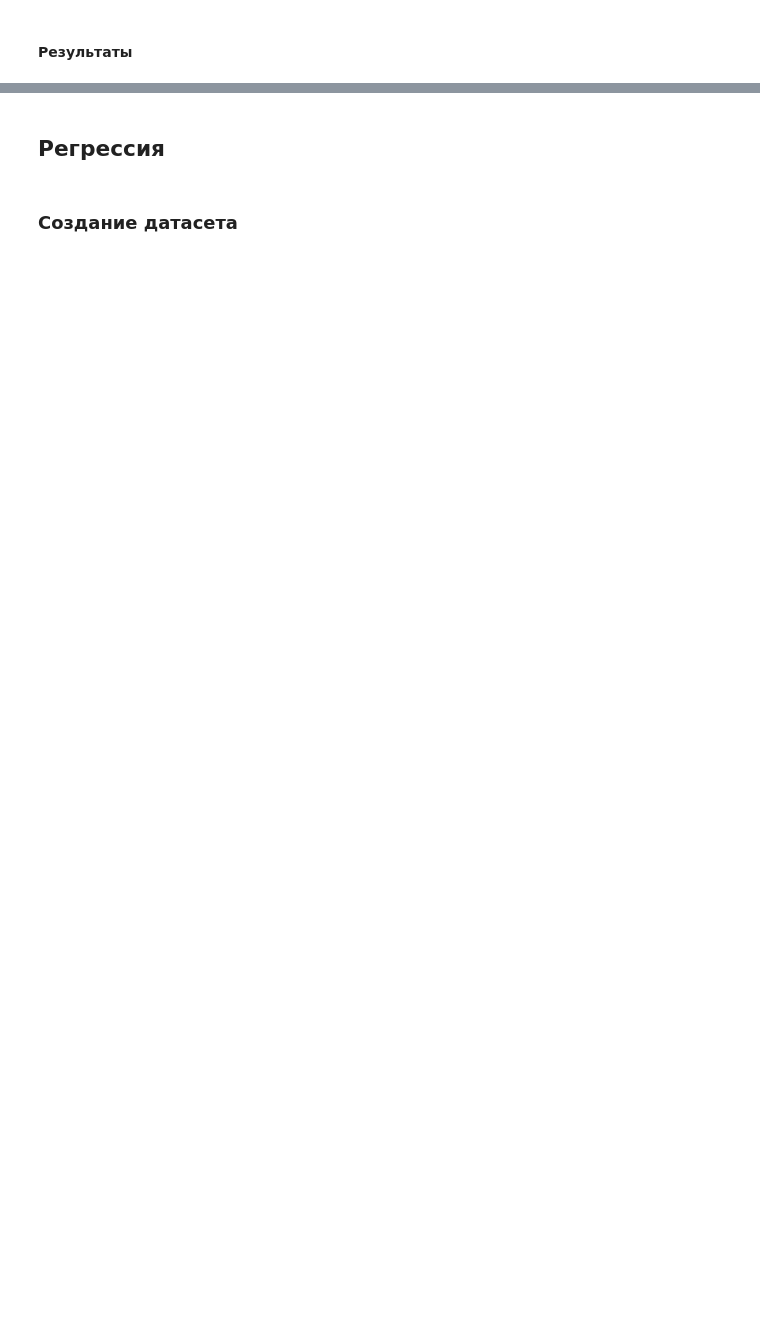
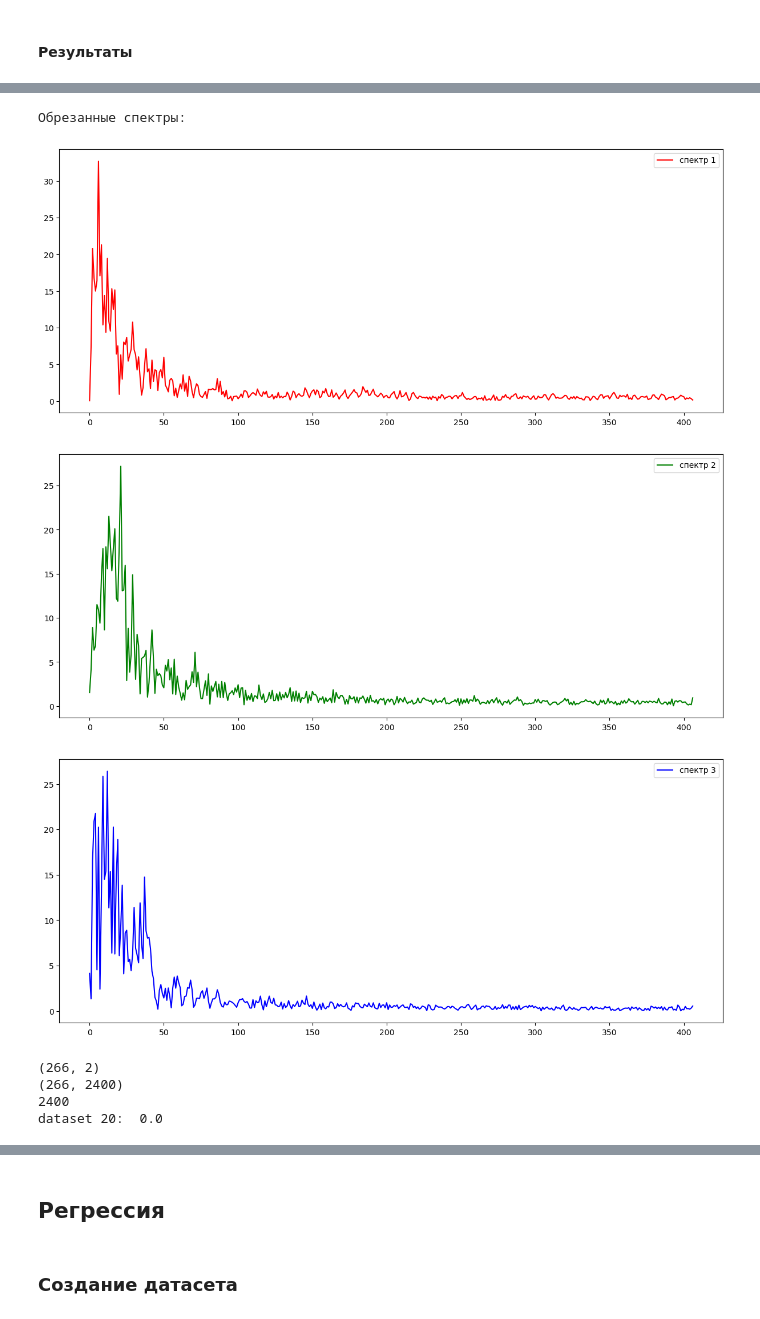
Before and after one commit to Fierce-Eagle/Diplom, a Jupyter notebook: Untitled.ipynb, the cells around one changed output, grey strips where cells are left out. Drawn from its saved outputs; the diff is of its cells as text; code cells hidden in the pictures; blank space fills up the shorter version.

```diff
--- a/Untitled.ipynb
+++ b/Untitled.ipynb
@@ -80,0 +118,23 @@ plt.show()
+# %%
+test_dataset = create_test_dataset(folder_path="dataset/20/", spectrum_length=SPECTRUM_SIZE,
+                                   time_for_frame=TIME_FOR_FRAME, smoothing_window_size=SMOOTH,
+                                   frame_stride_percent=STRIDE_TEST)
+y_pred_test = test_model(model=best_model, loader_test=test_dataset, device=device)
+
+y_true_test = []
+for _, y in test_dataset:
+    y_true_test += [p.item() for p in y]
+
+
+y_true_test = np.array(y_true_test)
+
+print("dataset 20: ", y_pred_test.tolist().count(1) / len(y_pred_test)) # количество грязных данных ко всем данным
+# %% [output]
+Обрезанные спектры:
+[figure, added]
+[figure, added]
+[figure, added]
+(266, 2)
+(266, 2400)
+2400
+dataset 20:  0.0
```
Also changed, not shown: parts of 14 cells of this notebook, 4 other files.
